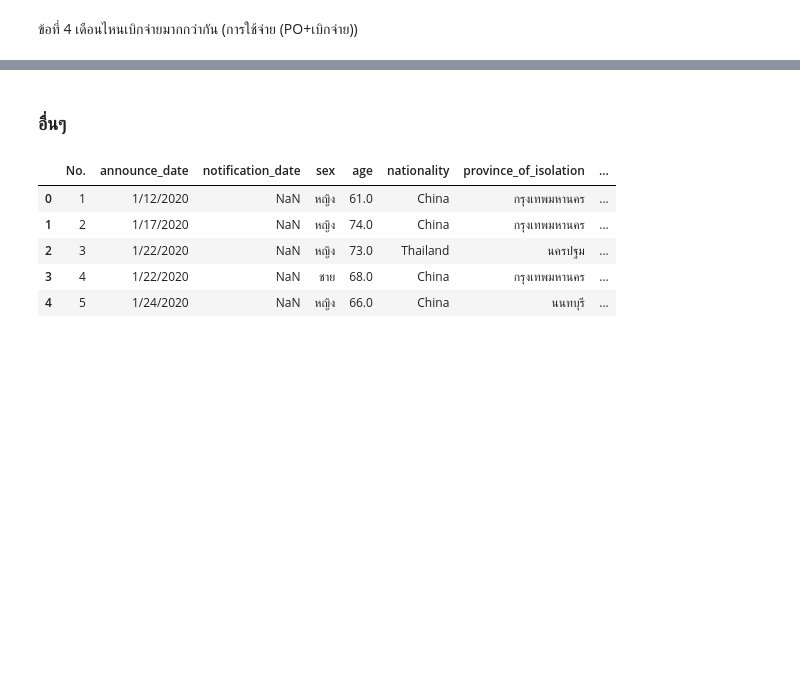
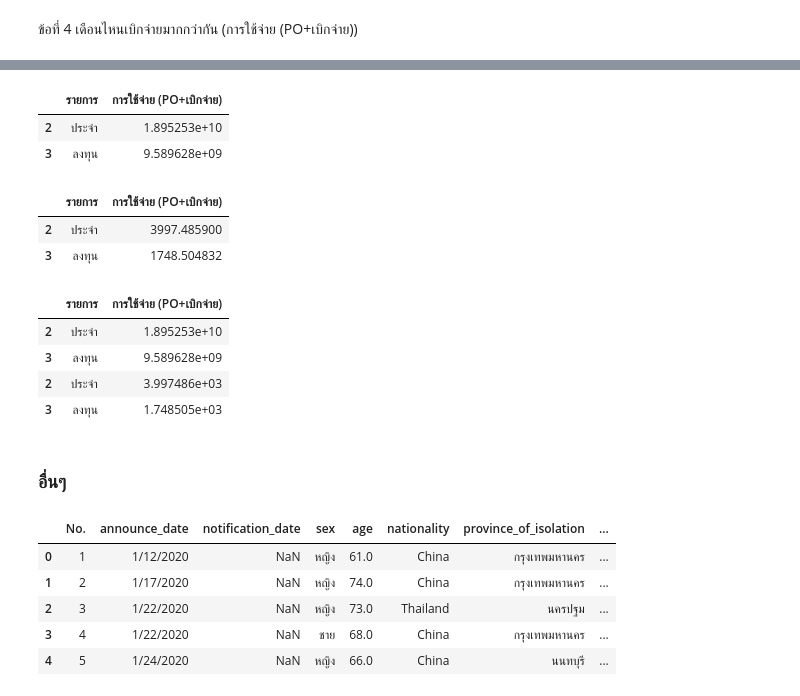
Before and after one commit to ananyapoonsawat/Python_dataviz2023, a Jupyter notebook: Pandas102.ipynb, the cells around one changed output, grey strips where cells are left out. Cells and saved outputs as stored; diff of their text form; code cells hidden in the pictures; blank space fills up the shorter version.

```diff
--- a/Pandas102.ipynb
+++ b/Pandas102.ipynb
@@ -216,3 +350,26 @@ sep_oct_df1.describe()
+# %%
+sep_df3 = sep_df1[['รายการ','การใช้จ่าย (PO+เบิกจ่าย)']]
+sep_df3
+# %% [output]
+|  | รายการ | การใช้จ่าย (PO+เบิกจ่าย) |
+| 2 | ประจำ | 1.895253e+10 |
+| 3 | ลงทุน | 9.589628e+09 |
+# %%
+oct_df3 = oct_df1[['รายการ','การใช้จ่าย (PO+เบิกจ่าย)']]
+oct_df3
+# %% [output]
+|  | รายการ | การใช้จ่าย (PO+เบิกจ่าย) |
+| 2 | ประจำ | 3997.485900 |
+| 3 | ลงทุน | 1748.504832 |
+# %%
+sep_oct_df3 = pd.concat([sep_df3,oct_df3])
+sep_oct_df3
+# %% [output]
+|  | รายการ | การใช้จ่าย (PO+เบิกจ่าย) |
+| 2 | ประจำ | 1.895253e+10 |
+| 3 | ลงทุน | 9.589628e+09 |
+| 2 | ประจำ | 3.997486e+03 |
+| 3 | ลงทุน | 1.748505e+03 |
 # %% [markdown]
 ### อื่นๆ
 # %%
```
Also changed, not shown: parts of 17 cells of this notebook.
